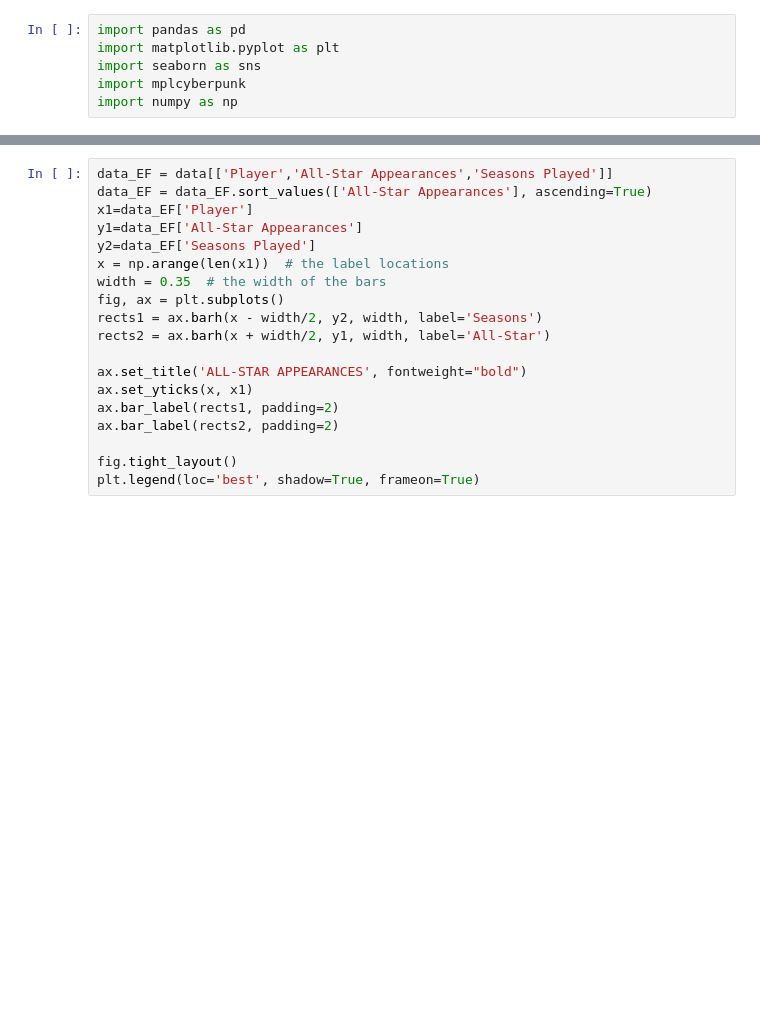
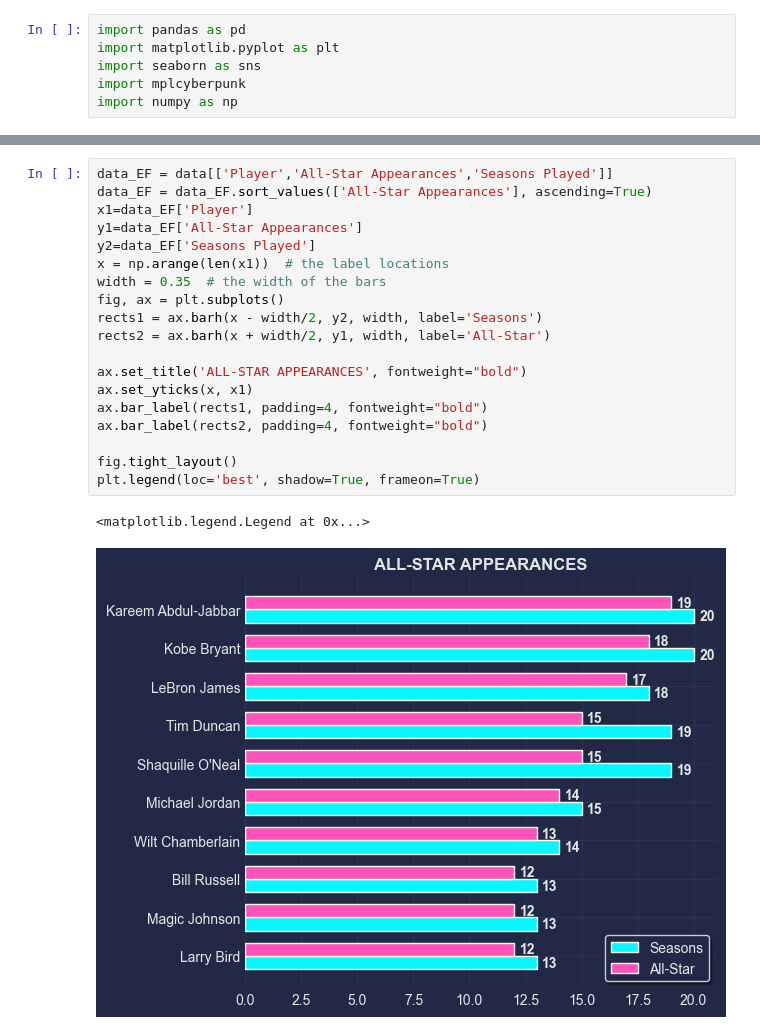
Before and after one commit to jrocarlos/GOAT, a Jupyter notebook: goat.ipynb, the cells around one changed output, grey strips where cells are left out. Saved outputs shown, nothing was run; the diff lists cells and outputs as text; blank space fills up the shorter version.

```diff
--- a/goat.ipynb
+++ b/goat.ipynb
@@ -61,22 +100,25 @@ plt.legend(loc='best', shadow=True, frameon=True)
 # %%
 data_EF = data[['Player','All-Star Appearances','Seasons Played']]
 data_EF = data_EF.sort_values(['All-Star Appearances'], ascending=True)
 x1=data_EF['Player']
 y1=data_EF['All-Star Appearances']
 y2=data_EF['Seasons Played']
 x = np.arange(len(x1))  # the label locations
 width = 0.35  # the width of the bars
 fig, ax = plt.subplots()
 rects1 = ax.barh(x - width/2, y2, width, label='Seasons')
 rects2 = ax.barh(x + width/2, y1, width, label='All-Star')
 
 ax.set_title('ALL-STAR APPEARANCES', fontweight="bold")
 ax.set_yticks(x, x1)
-ax.bar_label(rects1, padding=2)
-ax.bar_label(rects2, padding=2)
+ax.bar_label(rects1, padding=4, fontweight="bold")
+ax.bar_label(rects2, padding=4, fontweight="bold")
 
 fig.tight_layout()
 plt.legend(loc='best', shadow=True, frameon=True)
+# %% [output]
+<matplotlib.legend.Legend at 0x...>
+[figure, added]
 # %%
 data_PER = data[['Player','Win Shares','Player Efficiency Rating']]
 data_PR.reset_index(inplace=True, drop=True)
```
Also changed, not shown: parts of 10 cells of this notebook.
